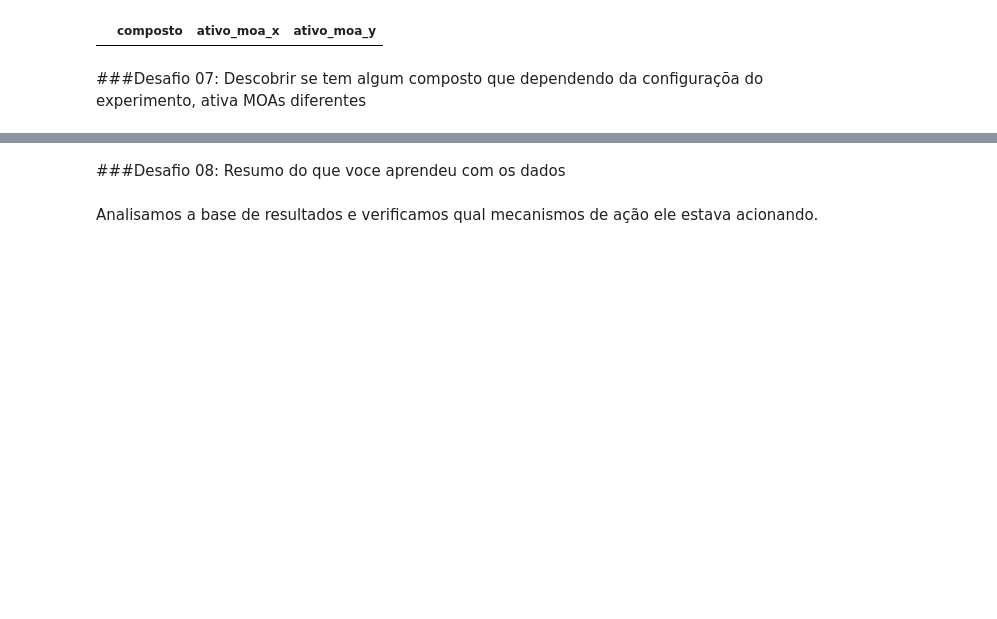
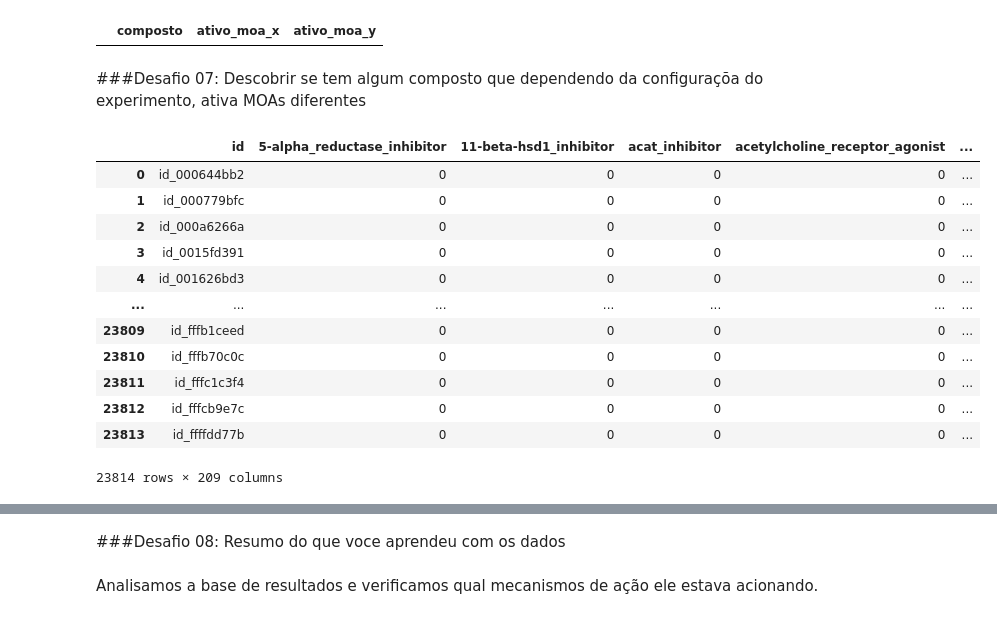
Before and after one commit to OLucasAlves/ImercaoDadosAlura03, a Jupyter notebook: Imercao03Aula04.ipynb, the cells around one changed output, grey strips where cells are left out. Saved outputs shown, nothing was run; the diff lists cells and outputs as text; code cells hidden in the pictures; blank space fills up the shorter version.

```diff
--- a/Imercao03Aula04.ipynb
+++ b/Imercao03Aula04.ipynb
@@ -166,6 +166,6 @@ Length: 207, dtype: int64
 # %% [markdown]
 ###Desafio 02: Criar a coluna eh_controle para quando na linha tratamento == com_controle
 # %%
-dados_combinados['eh_controle'] = (dados_combinados['tratamento'] == 'com_controle')
-dados_combinados.head()
+dados_resultados['eh_controle'] = (dados['tratamento'] == 'com_controle')
+dados_resultados.head()
 # %% [output]
@@ -179,8 +179,8 @@ dados_combinados.head()
 # %% [markdown]
 ###Desafio 03: Criar três colunas para indicar o tempo 24, 48, 72
 # %%
-dados_combinados['tempo_24'] = (dados_combinados['tempo'] == 24)
-dados_combinados['tempo_48'] = (dados_combinados['tempo'] == 48)
-dados_combinados['tempo_72'] = (dados_combinados['tempo'] == 72)
-dados_combinados.head()
+dados_resultados['tempo_24'] = (dados_combinados['tempo'] == 24)
+dados_resultados['tempo_48'] = (dados_combinados['tempo'] == 48)
+dados_resultados['tempo_72'] = (dados_combinados['tempo'] == 72)
+dados_resultados.head()
 # %% [output]
@@ -250,3 +250,19 @@ pd.merge(dados_combinados[['composto','ativo_moa']].query('ativo_moa == True'),
 |  | composto | ativo_moa_x | ativo_moa_y |
 # %% [markdown]
 ###Desafio 07:  Descobrir se tem algum composto que dependendo da configuraçõa do experimento, ativa MOAs diferentes
+# %%
+dados_resultados
+# %% [output]
+|  | id | 5-alpha_reductase_inhibitor | 11-beta-hsd1_inhibitor | acat_inhibitor | acetylcholine_receptor_agonist | ... |
+| 0 | id_000644bb2 | 0 | 0 | 0 | 0 | ... |
+| 1 | id_000779bfc | 0 | 0 | 0 | 0 | ... |
+| 2 | id_000a6266a | 0 | 0 | 0 | 0 | ... |
+| 3 | id_0015fd391 | 0 | 0 | 0 | 0 | ... |
+| 4 | id_001626bd3 | 0 | 0 | 0 | 0 | ... |
+| ... | ... | ... | ... | ... | ... | ... |
+| 23809 | id_fffb1ceed | 0 | 0 | 0 | 0 | ... |
+| 23810 | id_fffb70c0c | 0 | 0 | 0 | 0 | ... |
+| 23811 | id_fffc1c3f4 | 0 | 0 | 0 | 0 | ... |
+| 23812 | id_fffcb9e7c | 0 | 0 | 0 | 0 | ... |
+| 23813 | id_ffffdd77b | 0 | 0 | 0 | 0 | ... |
+23814 rows × 209 columns
```
Also changed, not shown: parts of 6 cells of this notebook, 1 other file.
